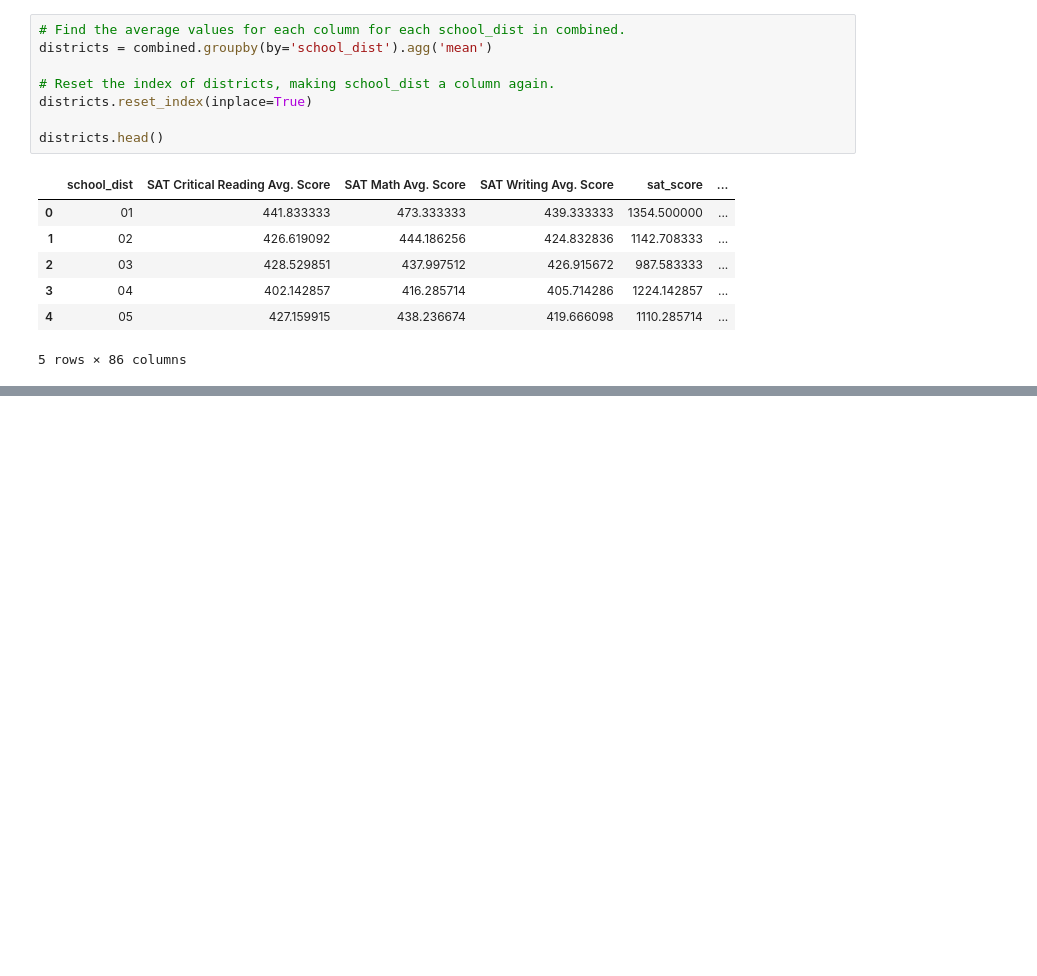
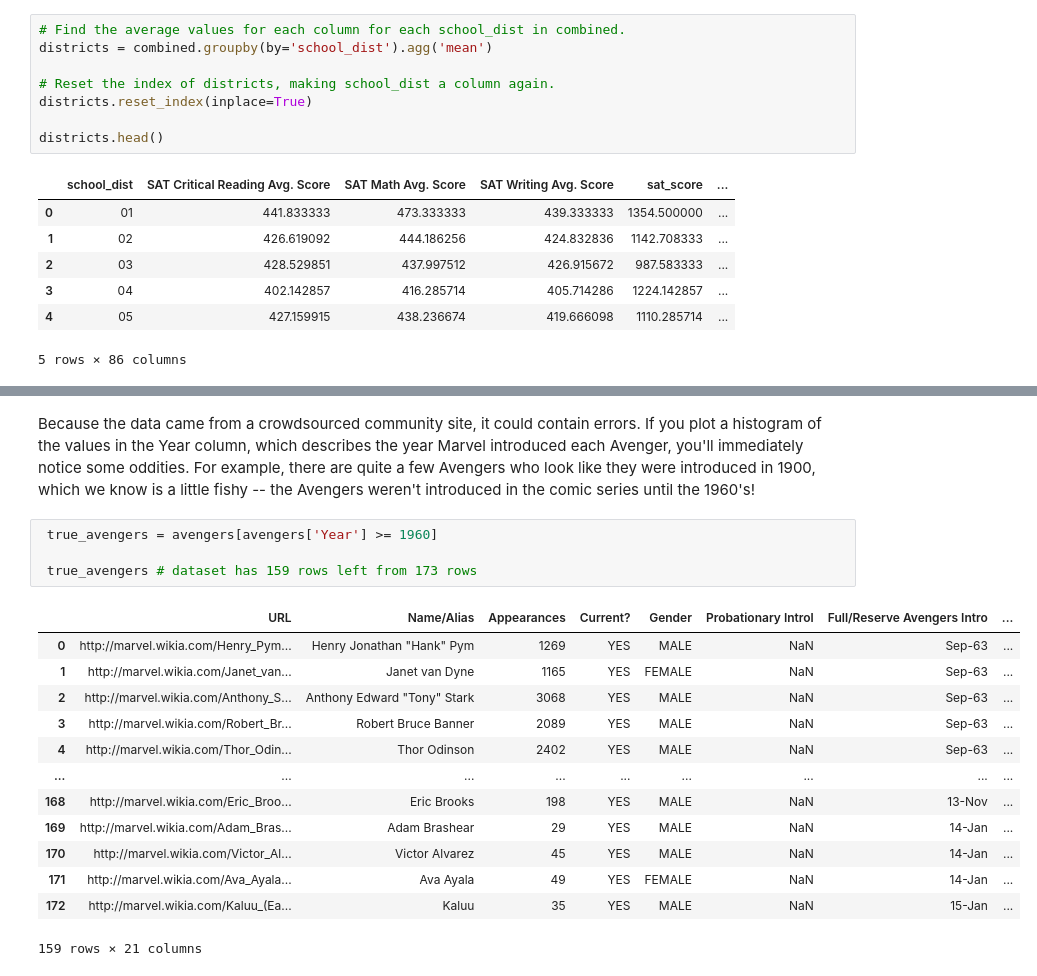
Before and after one commit to hoangvn111/Data-Cleaning-Walkthrough, a Jupyter notebook: Data_Cleaning_Walkthrough.ipynb, the cells around one changed output, grey strips where cells are left out. Cells and saved outputs as stored; diff of their text form; blank space fills up the shorter version.

```diff
--- a/Data_Cleaning_Walkthrough.ipynb
+++ b/Data_Cleaning_Walkthrough.ipynb
@@ -1054,0 +1137,20 @@ districts.head()
+# %% [markdown]
+Because the data came from a crowdsourced community site, it could contain errors. If you plot a histogram of the values in the Year column, which describes the year Marvel introduced each Avenger, you'll immediately notice some oddities. For example, there are quite a few Avengers who look like they were introduced in 1900, which we know is a little fishy -- the Avengers weren't introduced in the comic series until the 1960's!
+# %%
+ true_avengers = avengers[avengers['Year'] >= 1960]
+
+ true_avengers # dataset has 159 rows left from 173 rows
+# %% [output]
+|  | URL | Name/Alias | Appearances | Current? | Gender | Probationary Introl | Full/Reserve Avengers Intro | ... |
+| 0 | http://marvel.wikia.com/Henry_Pym... | Henry Jonathan "Hank" Pym | 1269 | YES | MALE | NaN | Sep-63 | ... |
+| 1 | http://marvel.wikia.com/Janet_van... | Janet van Dyne | 1165 | YES | FEMALE | NaN | Sep-63 | ... |
+| 2 | http://marvel.wikia.com/Anthony_S... | Anthony Edward "Tony" Stark | 3068 | YES | MALE | NaN | Sep-63 | ... |
+| 3 | http://marvel.wikia.com/Robert_Br... | Robert Bruce Banner | 2089 | YES | MALE | NaN | Sep-63 | ... |
+| 4 | http://marvel.wikia.com/Thor_Odin... | Thor Odinson | 2402 | YES | MALE | NaN | Sep-63 | ... |
+| ... | ... | ... | ... | ... | ... | ... | ... | ... |
+| 168 | http://marvel.wikia.com/Eric_Broo... | Eric Brooks | 198 | YES | MALE | NaN | 13-Nov | ... |
+| 169 | http://marvel.wikia.com/Adam_Bras... | Adam Brashear | 29 | YES | MALE | NaN | 14-Jan | ... |
+| 170 | http://marvel.wikia.com/Victor_Al... | Victor Alvarez | 45 | YES | MALE | NaN | 14-Jan | ... |
+| 171 | http://marvel.wikia.com/Ava_Ayala... | Ava Ayala | 49 | YES | FEMALE | NaN | 14-Jan | ... |
+| 172 | http://marvel.wikia.com/Kaluu_(Ea... | Kaluu | 35 | YES | MALE | NaN | 15-Jan | ... |
+159 rows × 21 columns
```
Also changed, not shown: parts of 14 cells of this notebook.
